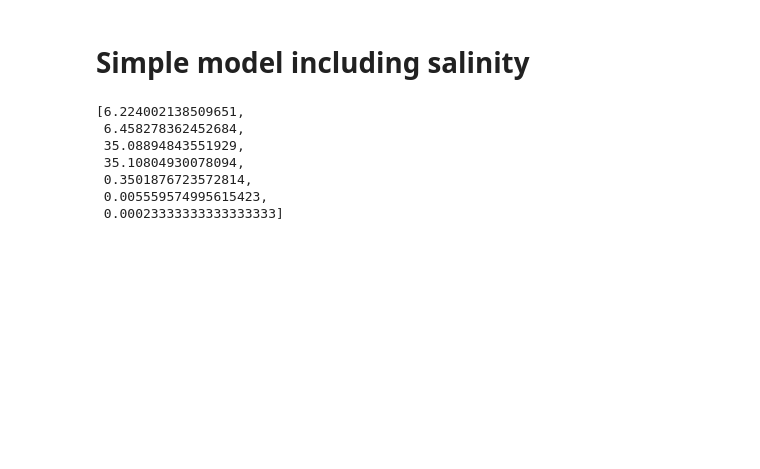
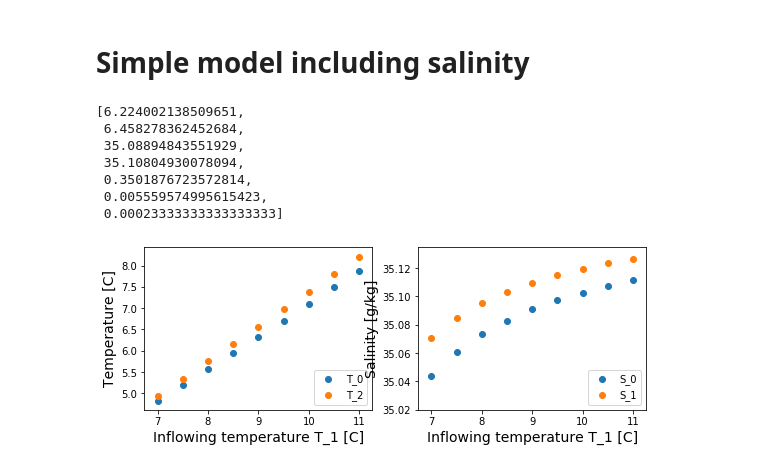
Before and after one commit to Emma0112/MarginalSeaModel, a Jupyter notebook: SimpleCodeinclSalinity.ipynb, the cells around one changed output. Drawn from its saved outputs; the diff is of its cells as text; code cells hidden in the pictures; blank space fills up the shorter version.

```diff
--- a/SimpleCodeinclSalinity.ipynb
+++ b/SimpleCodeinclSalinity.ipynb
@@ -66,3 +67,40 @@ def main(x): # function with seven unkowns:  T_0,  T_2,  S_0,  S_2,  V_1, T_eddy
  0.3501876723572814,
  0.005559574995615423,
  0.00023333333333333333]
+# %%
+T_1_array = [7,7.5,8,8.5,9,9.5,10,10.5,11]
+T_0 = np.zeros(len(T_1_array))
+T_2 = np.zeros(len(T_1_array))
+S_0 = np.zeros(len(T_1_array))
+S_2 = np.zeros(len(T_1_array))
+
+for i in range(len(T_1_array)):
+    T_1=T_1_array[i]
+    def main(x): # function with seven unkowns:  T_0,  T_2,  S_0,  S_2,  V_1, T_eddy, S_eddy
+             #                              x[0], x[1], x[2], x[3], x[4],   x[5],   x[6]
+        return [P*H*x[5]-A*Gamma*(x[0]-T_A)/(ro_0*C_p),
+                P*H*x[6]+A*E*S,
+                (T_1-x[1])*x[4]*H*L-(x[0] - T_A + (P*L/A)*(T_1-T_A))*A*Gamma/(ro_0*C_p),
+                (S_1-x[3])*x[4]*H*L+E*A*S+P*L*E*S,
+                g*H/(2*ro_0*f_0*L)*(alpha_T*(T_1-x[0])-alpha_S*(S_1-x[2]))-x[4],
+                c*x[4]*(T_1-x[0])-x[5],
+                c*x[4]*(S_1-x[2])-x[6]]
+    [T_0[i],T_2[i],S_0[i],S_2[i],V_1,T_eddy,S_eddy] = fsolve(main, [1,1,1,1,1,1,1])
+
+plt.figure(figsize=(9, 3))
+
+plt.subplot(121)
+plt.scatter(T_1_array, T_0, label='T_0')
+plt.scatter(T_1_array, T_2, label='T_2')
+plt.xlabel('Inflowing temperature T_1 [C]', fontsize=14) # label along x-axes
+plt.ylabel('Temperature [C]', fontsize=14) # label along x-axes
+plt.legend(loc='lower right')
+plt.subplot(122)
+plt.scatter(T_1_array, S_0, label='S_0')
+plt.scatter(T_1_array, S_2, label='S_1')
+plt.xlabel('Inflowing temperature T_1 [C]', fontsize=14) # label along x-axes
+plt.ylabel('Salinity [g/kg]', fontsize=14) # label along x-axes
+plt.legend(loc='lower right')
+plt.show()
+# %% [output]
+[figure, added]
```
Also changed, not shown: parts of 8 cells of this notebook.
